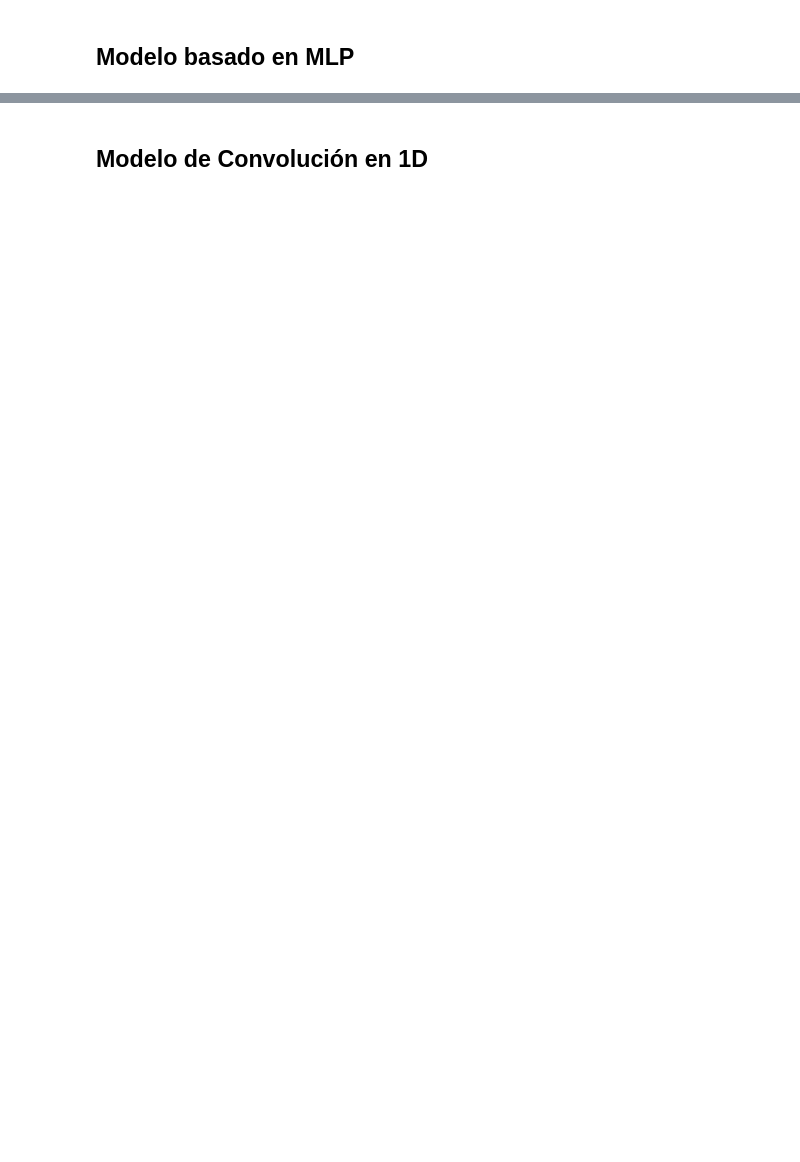
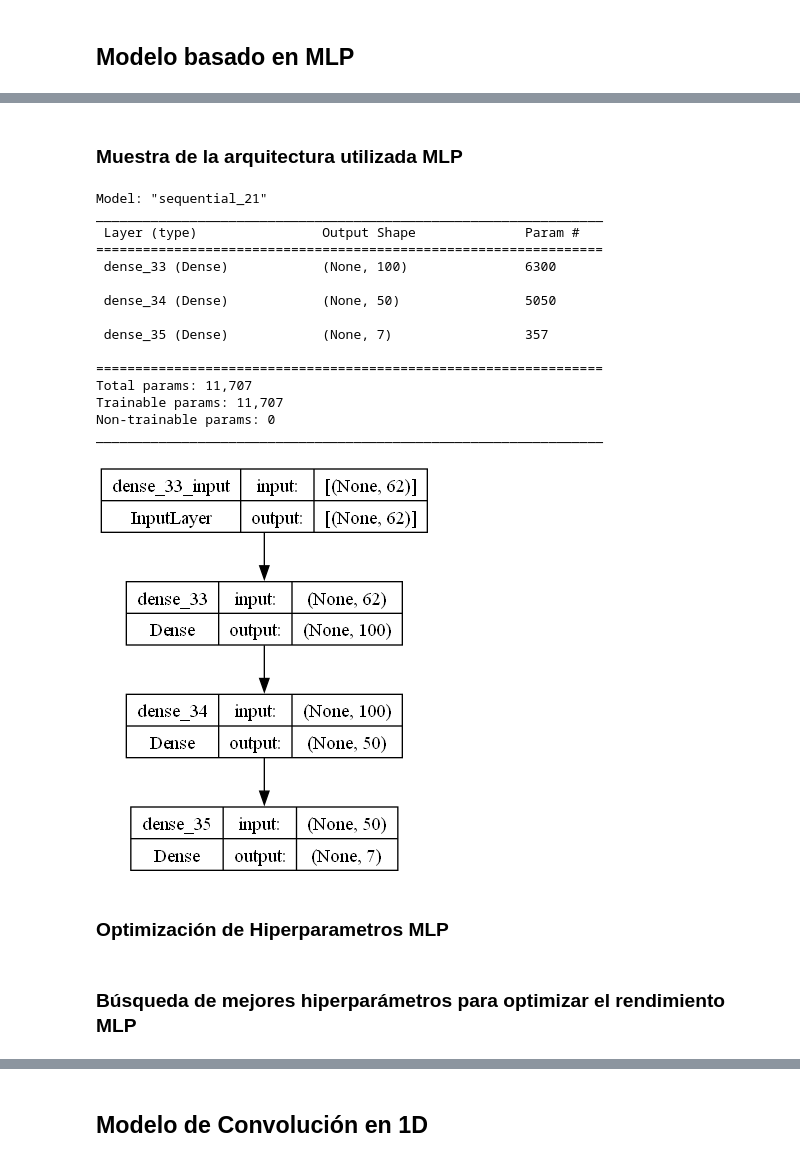
Before and after one commit to Sebastian-Cely/M1-Procesamiento-datos-secuenciales, a Jupyter notebook: notebooks/recurrent_model.ipynb, the cells around one changed output, grey strips where cells are left out. Cells and saved outputs as stored; diff of their text form; code cells hidden in the pictures; blank space fills up the shorter version.

Commit message:
Actualización con modelo recurrente e inclusión de
Se incluye Cálculo de las métricas de precisión y matriz de confusión MLP

```diff
--- a/notebooks/recurrent_model.ipynb
+++ b/notebooks/recurrent_model.ipynb
@@ -254,0 +578,51 @@ Y_encoded.shape
+# %% [markdown]
+### Muestra de la arquitectura utilizada MLP
+# %%
+# Muestra de la arquitectura utilizada MLP
+
+# Si realmente necesitas una función de resumen, puedes crear una función personalizada que imite
+# el comportamiento de .summary() para modelos de scikit-learn.
+
+def print_model_summary(model):
+    print("Model Summary\n-------------")
+    print(f"Number of Layers: {len(model.coefs_)}")
+    for i, (coef, intercept) in enumerate(zip(model.coefs_, model.intercepts_), start=1):
+        print(f"Layer {i} -> Weights: {coef.shape[0]}, Biases: {intercept.shape[0]}")
+    total_params = sum(coef.size + intercept.size for coef, intercept in zip(model.coefs_, model.intercepts_))
+    print(f"Total Parameters: {total_params}")
+
+
+#Representación gráfica del modelo
+
+# Configura aquí la arquitectura de tu MLP basándote en tu modelo scikit-learn
+# Por ejemplo, si tu MLPClassifier tenía hidden_layer_sizes=(100, 50)
+modelo_keras = Sequential()
+modelo_keras.add(Dense(100, activation='relu', input_shape=(X_train.shape[1],)))  # Capa de entrada + primera capa oculta
+modelo_keras.add(Dense(50, activation='relu'))  # Segunda capa oculta
+# Asegúrate de ajustar la cantidad de neuronas en la capa de salida y la función de activación según tu caso de uso
+modelo_keras.add(Dense(y_train.shape[1], activation='softmax'))  # Capa de salida
+
+# Ver la arquitectura del modelo
+modelo_keras.summary()
+
+# Guardar la visualización del modelo
+plot_model(modelo_keras, to_file='model_plot_keras_version.png', show_shapes=True, show_layer_names=True)
+# %% [output]
+Model: "sequential_21"
+_________________________________________________________________
+ Layer (type)                Output Shape              Param #
+=================================================================
+ dense_33 (Dense)            (None, 100)               6300
+
+ dense_34 (Dense)            (None, 50)                5050
+
+ dense_35 (Dense)            (None, 7)                 357
+
+=================================================================
+Total params: 11,707
+Trainable params: 11,707
+Non-trainable params: 0
+_________________________________________________________________
+[figure, added]
+# %% [markdown]
+### Optimización de Hiperparametros MLP
@@ -254,0 +641,2 @@ Y_encoded.shape
+# %% [markdown]
+### Búsqueda de mejores hiperparámetros para optimizar el rendimiento MLP
```
Also changed, not shown: parts of 65 cells of this notebook, 3 other files.
